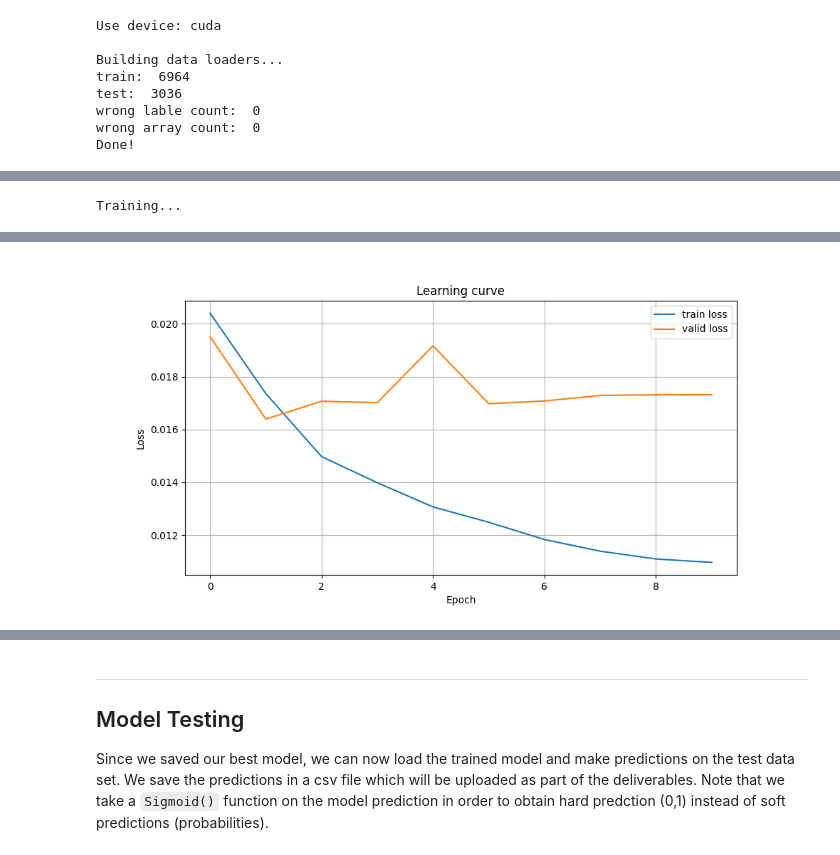
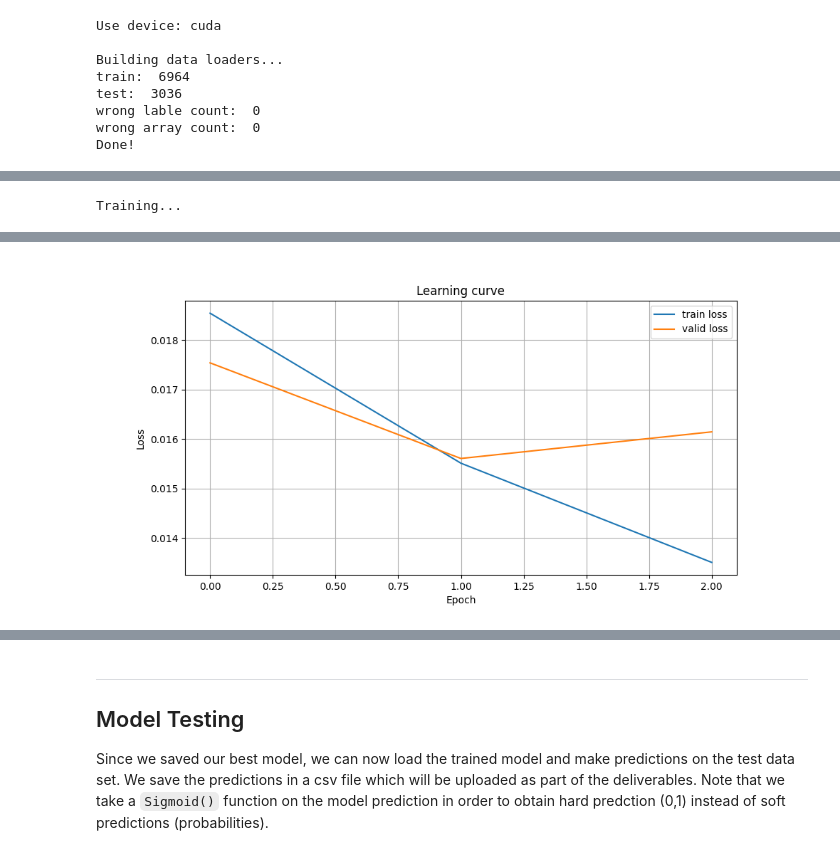
Before and after one commit to Arty-Facts/wasp_al_and_ml_2023, a Jupyter notebook: module3/assignment_ecg_classification.ipynb, the cells around one changed output, grey strips where cells are left out. Drawn from its saved outputs; the diff is of its cells as text; code cells hidden in the pictures.

```diff
--- a/module3/assignment_ecg_classification.ipynb
+++ b/module3/assignment_ecg_classification.ipynb
@@ -708,7 +784,7 @@ def train_loop(prefix, dataloader, model, optimizer, lr_scheduler, loss_function
 
         optimizer.zero_grad()  # set gradients to zero
         output = model(traces) # forward pass
-        loss = loss_function(nn.functional.sigmoid(output), diagnoses) # compute loss
+        loss = loss_function(output, diagnoses) # compute loss
         loss.backward() # compute gradients
         optimizer.step() # update parameters
 
@@ -747,10 +823,16 @@ def eval_loop(prefix, dataloader, model, loss_function, device):
 
         with torch.no_grad(): # no gradients needed
             output = model(traces) # forward pass
-        pred = torch.sigmoid(output) # apply sigmoid to get probabilities
+
+        if output.shape[1] > 1:
+            pred = torch.sigmoid(output[:,0]).unsqueeze(1)
+            diagnoses_cpu = diagnoses_cpu[:,0].unsqueeze(1)
+        else:
+            pred = torch.sigmoid(output)
+
         valid_pred.append(pred.cpu().numpy())
         valid_true.append(diagnoses_cpu.numpy())
-        loss = loss_function(nn.functional.sigmoid(output), diagnoses) # compute loss
+        loss = loss_function(output, diagnoses) # compute loss
 
         # Update accumulated values
         total_loss += loss.detach().cpu().numpy()
@@ -935,15 +1052,22 @@ def f1_score(y_true, y_pred, eps=1e-6):
     precision = precision_score(y_true, y_pred)
     recall = recall_score(y_true, y_pred)
     return 2 * precision * recall / (precision + recall+eps)
+
+def binary_cross_entropy(output, target):
+    return torch.nn.functional.binary_cross_entropy(torch.sigmoid(output), target, reduction='mean')
+
+def thee_ways_loss(output, target):
+    loss_af = torch.nn.functional.binary_cross_entropy(torch.sigmoid(output[:, 0]), target[:, 0], reduction='mean')
+    loss_sex = torch.nn.functional.binary_cross_entropy(torch.sigmoid(output[:, 1]), target[:, 1],  reduction='mean')
+    loss_age = torch.nn.functional.mse_loss(output[:, 2], target[:, 2], reduction='mean')
+    return loss_af + loss_sex + loss_age
 # %%
 
-def fit(num_epochs, model, optimizer, train_dataloader, valid_dataloader, lr_scheduler=None ,seed=42, verbose=True, device="cuda:0"):
+def fit(num_epochs, model, optimizer, train_dataloader, valid_dataloader, loss_function=binary_cross_entropy,  lr_scheduler=None ,seed=42, verbose=True, device="cuda:0"):
     np.random.seed(seed)
     torch.manual_seed(seed)
 
     model.to(device=device)
-
-    loss_function = torch.nn.BCELoss()
 
     # =============== Train model =============================================#
     if verbose:
@@ -970,6 +1094,13 @@ def fit(num_epochs, model, optimizer, train_dataloader, valid_dataloader, lr_sch
         # collect losses
         train_loss_all.append(train_loss)
         valid_loss_all.append(valid_loss)
+
+        # if v3 then the labels are different select only the first column
+
+        if y_pred.shape[1] > 1:
+            y_pred = y_pred[:, 0]
+        if y_true.shape[1] > 1:
+            y_true = y_true[:, 0]
 
         # compute validation metrics for performance evaluation
         """
@@ -1009,10 +1140,13 @@ def fit(num_epochs, model, optimizer, train_dataloader, valid_dataloader, lr_sch
 
     return train_loss_all, valid_loss_all, auroc_all, accuracy_all, precision_all, recall_all, f1_all, eval_all, lr_all
 # %%
-model_bl = ModelBaseline()
+model_bl = Baseline()
 
-lr = 0.0020213918261062897
-wd = 7.800411141463573e-07
+lr = 0.0045
+wd = 1.4e-07
+
+num_epochs=3
+
 optimizer_bl = torch.optim.Adam(model_bl.parameters(), lr=lr, weight_decay=wd)
 lr_scheduler_bl = torch.optim.lr_scheduler.OneCycleLR(optimizer_bl, max_lr=lr, steps_per_epoch=len(train_dataloader), epochs=num_epochs)
 
@@ -1039 +1173 @@ Epoch:  4, Train Loss: 0.013984, Valid Loss: 0.017016, AUROC: 0.811312, Accuracy
-[figure, old version]
+[figure, new version]
```
Also changed, not shown: parts of 36 cells of this notebook, 3 other files.
